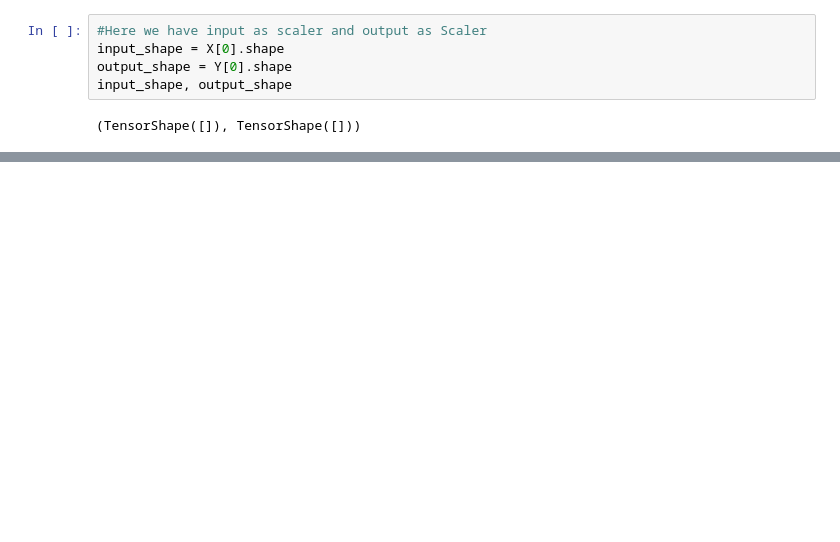
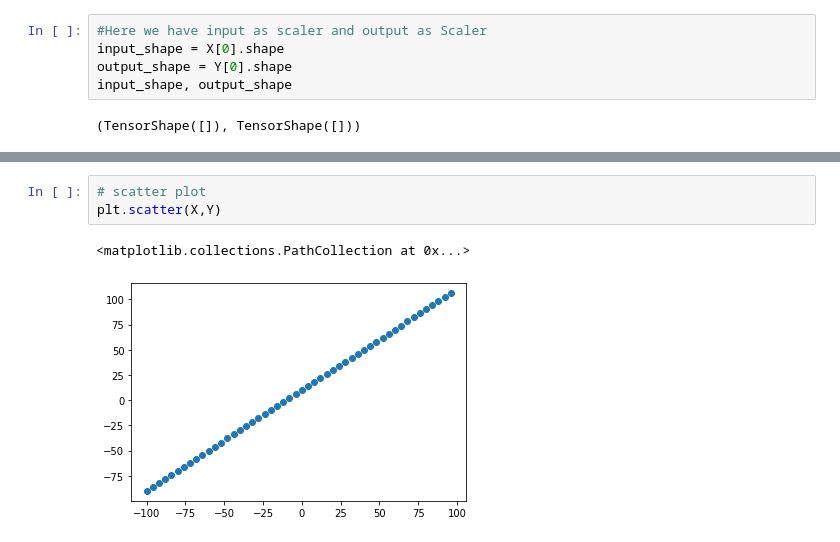
Before and after one commit to A-jha/TENSOR-FLOW-LAB, a Jupyter notebook: 01_Neural_Network_Regration_Wth_TensoFlow.ipynb, the cells around one changed output, grey strips where cells are left out. Drawn from its saved outputs; the diff is of its cells as text; blank space fills up the shorter version.

```diff
--- a/01_Neural_Network_Regration_Wth_TensoFlow.ipynb
+++ b/01_Neural_Network_Regration_Wth_TensoFlow.ipynb
@@ -80,0 +290,6 @@ input_shape, output_shape
+# %%
+# scatter plot
+plt.scatter(X,Y)
+# %% [output]
+<matplotlib.collections.PathCollection at 0x...>
+[figure, added]
```
Also changed, not shown: parts of 26 cells of this notebook.
